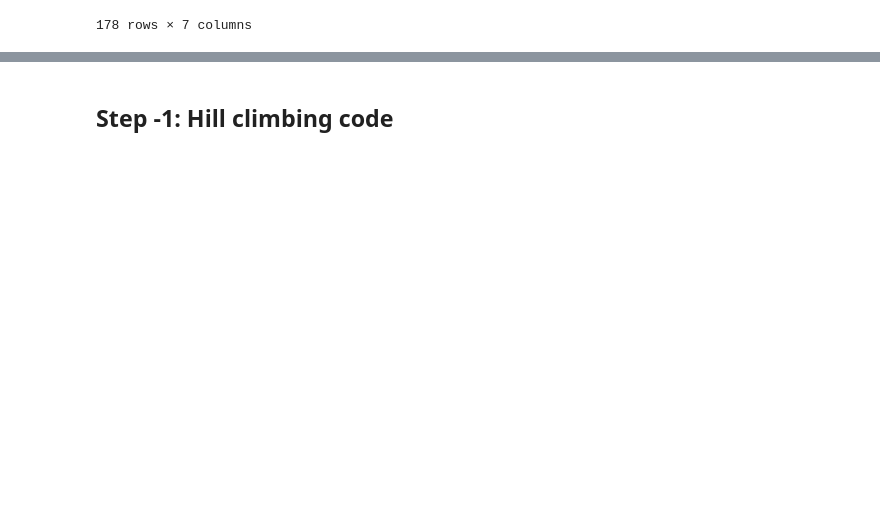
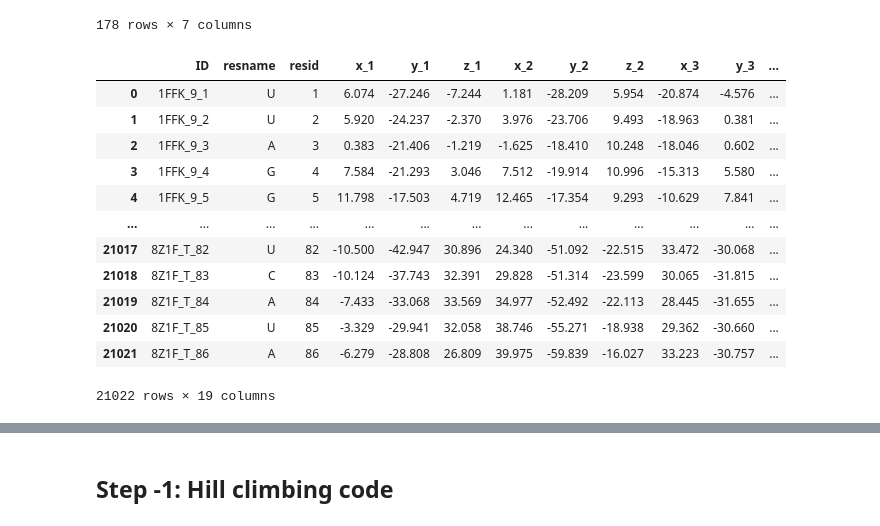
Before and after one commit to jaytonde/Kaggle-SRNA3F-2025, a Jupyter notebook: hill-climbing-weights-calculation.ipynb, the cells around one changed output, grey strips where cells are left out. Cells and saved outputs as stored; diff of their text form; code cells hidden in the pictures; blank space fills up the shorter version.

```diff
--- a/hill-climbing-weights-calculation.ipynb
+++ b/hill-climbing-weights-calculation.ipynb
@@ -44,0 +47,16 @@ exp_4_oof["target_id"] = exp_4_oof["ID"].apply(lambda x: x.split("_")[0]+'_'+x.s
+# %%
+exp_1_oof
+# %% [output]
+|  | ID | resname | resid | x_1 | y_1 | z_1 | x_2 | y_2 | z_2 | x_3 | y_3 | ... |
+| 0 | 1FFK_9_1 | U | 1 | 6.074 | -27.246 | -7.244 | 1.181 | -28.209 | 5.954 | -20.874 | -4.576 | ... |
+| 1 | 1FFK_9_2 | U | 2 | 5.920 | -24.237 | -2.370 | 3.976 | -23.706 | 9.493 | -18.963 | 0.381 | ... |
+| 2 | 1FFK_9_3 | A | 3 | 0.383 | -21.406 | -1.219 | -1.625 | -18.410 | 10.248 | -18.046 | 0.602 | ... |
+| 3 | 1FFK_9_4 | G | 4 | 7.584 | -21.293 | 3.046 | 7.512 | -19.914 | 10.996 | -15.313 | 5.580 | ... |
+| 4 | 1FFK_9_5 | G | 5 | 11.798 | -17.503 | 4.719 | 12.465 | -17.354 | 9.293 | -10.629 | 7.841 | ... |
+| ... | ... | ... | ... | ... | ... | ... | ... | ... | ... | ... | ... | ... |
+| 21017 | 8Z1F_T_82 | U | 82 | -10.500 | -42.947 | 30.896 | 24.340 | -51.092 | -22.515 | 33.472 | -30.068 | ... |
+| 21018 | 8Z1F_T_83 | C | 83 | -10.124 | -37.743 | 32.391 | 29.828 | -51.314 | -23.599 | 30.065 | -31.815 | ... |
+| 21019 | 8Z1F_T_84 | A | 84 | -7.433 | -33.068 | 33.569 | 34.977 | -52.492 | -22.113 | 28.445 | -31.655 | ... |
+| 21020 | 8Z1F_T_85 | U | 85 | -3.329 | -29.941 | 32.058 | 38.746 | -55.271 | -18.938 | 29.362 | -30.660 | ... |
+| 21021 | 8Z1F_T_86 | A | 86 | -6.279 | -28.808 | 26.809 | 39.975 | -59.839 | -16.027 | 33.223 | -30.757 | ... |
+21022 rows × 19 columns
```
Also changed, not shown: parts of 17 cells of this notebook.
